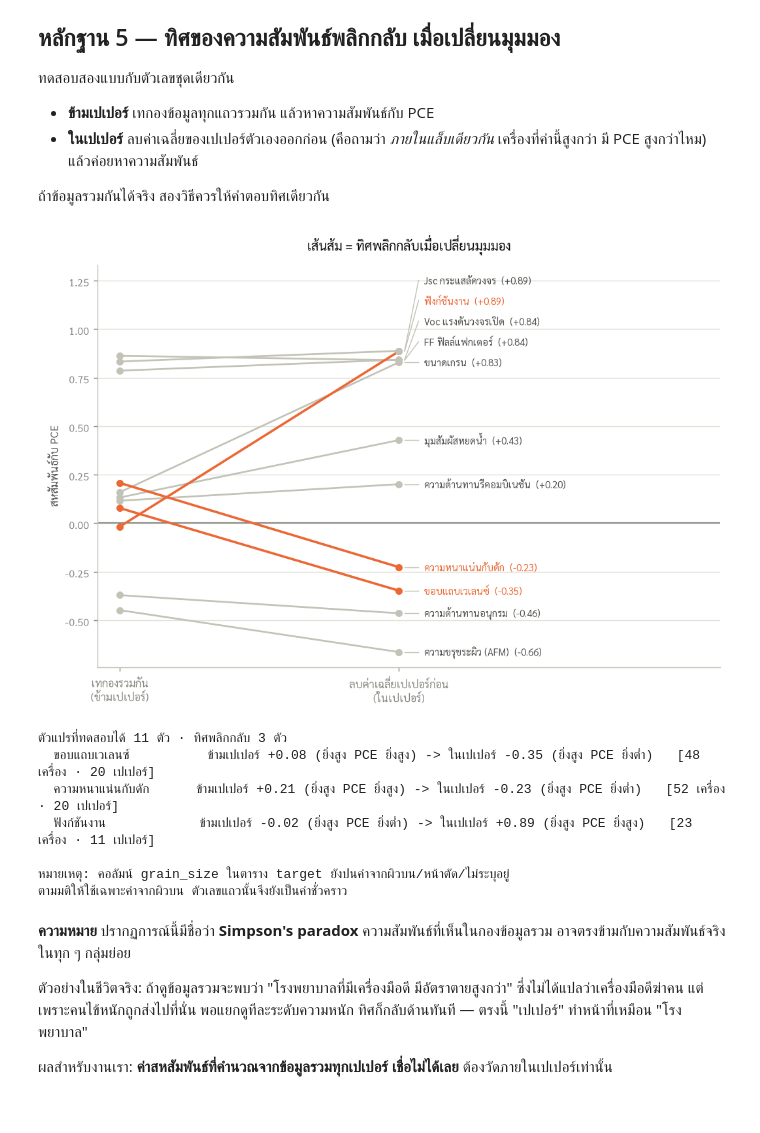
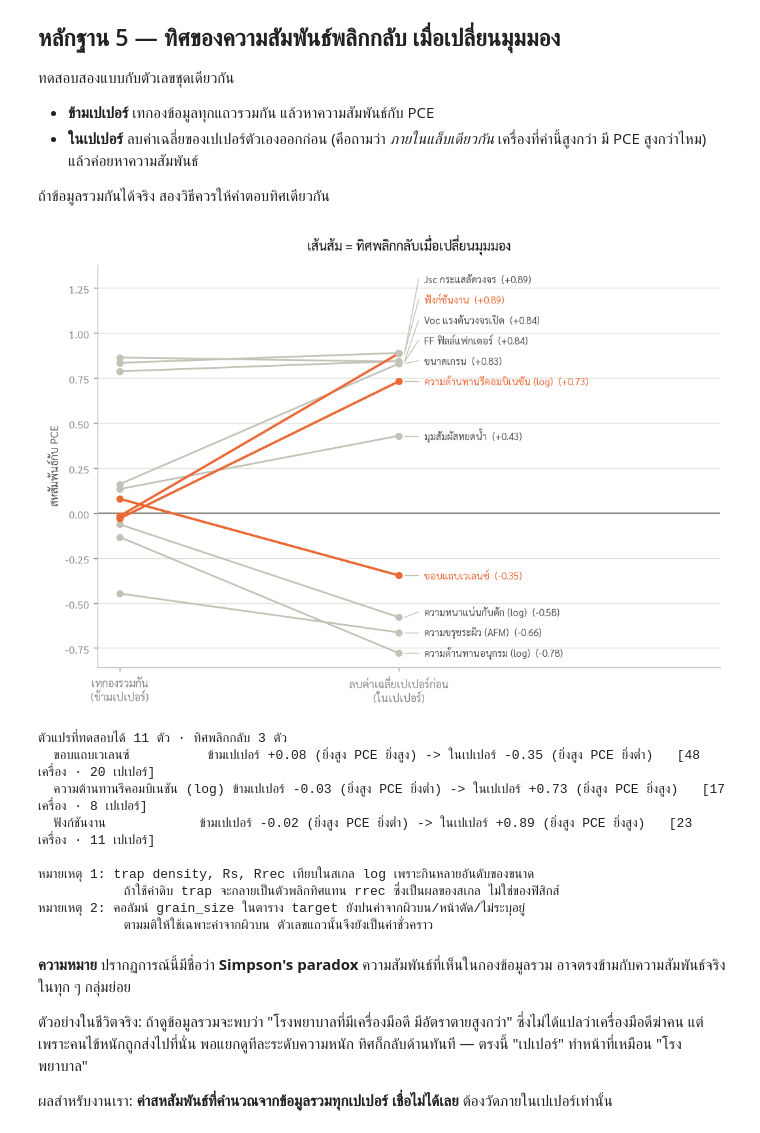
Before and after one commit to NiOx-based-Perovskite-Solar-Cell/Perovskite-Research, a Jupyter notebook: notebooks/deep_info/evidence_proof.ipynb, the cells around one changed output. Drawn from its saved outputs; the diff is of its cells as text; code cells hidden in the pictures.

```diff
--- a/notebooks/deep_info/evidence_proof.ipynb
+++ b/notebooks/deep_info/evidence_proof.ipynb
@@ -358,13 +365,22 @@ FEATS = ["voc", "jsc", "ff", "grain_size", "contact_angle", "afm_rms",
          "trap_density", "rs", "rrec", "vbm", "work_function", "x_Br", "psk_anneal_C"]
 NICE = {"voc": "Voc แรงดันวงจรเปิด", "jsc": "Jsc กระแสลัดวงจร", "ff": "FF ฟิลล์แฟกเตอร์",
         "grain_size": "ขนาดเกรน", "contact_angle": "มุมสัมผัสหยดน้ำ", "afm_rms": "ความขรุขระผิว (AFM)",
-        "trap_density": "ความหนาแน่นกับดัก", "rs": "ความต้านทานอนุกรม", "rrec": "ความต้านทานรีคอมบิเนชัน",
+        "trap_density": "ความหนาแน่นกับดัก (log)", "rs": "ความต้านทานอนุกรม (log)",
+        "rrec": "ความต้านทานรีคอมบิเนชัน (log)",
         "vbm": "ขอบแถบเวเลนซ์", "work_function": "ฟังก์ชันงาน", "x_Br": "สัดส่วนโบรมีน",
+        "trap_density_log": "ความหนาแน่นกับดัก (log)",
         "psk_anneal_C": "อุณหภูมิอบฟิล์ม"}
+
+# ค่าที่กินหลายอันดับของขนาด ต้องเทียบในสเกล log ไม่งั้นสหสัมพันธ์ถูกลากด้วยเครื่องค่าสูงไม่กี่ตัว
+# (ถ้าไม่ใส่ log รายชื่อตัวที่พลิกทิศจะเปลี่ยนไป -- trap หลุด rrec เข้า)
+LOG = {"trap_density", "rs", "rrec"}
 
 rows = []
 for f in FEATS:
-    s = P.dropna(subset=[f, "pce"])
+    s = P.dropna(subset=[f, "pce"]).copy()
+    if f in LOG:
+        s[f] = np.log10(s[f].where(s[f] > 0))
+        s = s.dropna(subset=[f])
     if len(s) < 10:
         continue
     naive = np.corrcoef(s[f], s["pce"])[0, 1]
@@ -384,43 +400,47 @@ yv = R["within"].to_numpy(float)
 gap = (yv.max() - yv.min()) * 0.068
 lab = yv.copy()
 for i in range(1, len(lab)):
     lab[i] = max(lab[i], lab[i - 1] + gap)
 
 fig, ax = plt.subplots(figsize=(8.2, 5.8))
 for i, r in enumerate(R.itertuples()):
     col, lw = (CROSS, 2.0) if r.flip else (BASE, 1.5)
     ax.plot([0, 1], [r.naive, r.within], color=col, lw=lw, zorder=3 if r.flip else 2)
     ax.scatter([0, 1], [r.naive, r.within], s=26, color=col, zorder=4)
     ax.plot([1.02, 1.07], [r.within, lab[i]], color=BASE, lw=0.8, zorder=2)
     ax.annotate(f"{NICE[r.f]}  ({r.within:+.2f})", (1.09, lab[i]), va="center", fontsize=8.2,
                 color=CROSS if r.flip else INK2)
 ax.axhline(0, color=MUTED, lw=1.2, zorder=1)
 ax.set_xlim(-0.08, 2.15)
 ax.set_ylim(min(yv.min(), R["naive"].min(), lab.min()) - 0.08,
             max(yv.max(), R["naive"].max(), lab.max()) + 0.08)
 ax.set_xticks([0, 1], ["เทกองรวมกัน\n(ข้ามเปเปอร์)", "ลบค่าเฉลี่ยเปเปอร์ก่อน\n(ในเปเปอร์)"], fontsize=9)
 ax.set_ylabel("สหสัมพันธ์กับ PCE")
 ax.set_title("เส้นส้ม = ทิศพลิกกลับเมื่อเปลี่ยนมุมมอง", pad=12)
 ax.grid(axis="x", visible=False)
 plt.tight_layout(); plt.show()
 
 print(f"ตัวแปรที่ทดสอบได้ {len(R)} ตัว · ทิศพลิกกลับ {int(R['flip'].sum())} ตัว")
 for r in R[R["flip"]].itertuples():
     d1 = "ยิ่งสูง PCE ยิ่งสูง" if r.naive > 0 else "ยิ่งสูง PCE ยิ่งต่ำ"
     d2 = "ยิ่งสูง PCE ยิ่งสูง" if r.within > 0 else "ยิ่งสูง PCE ยิ่งต่ำ"
     print(f"  {NICE[r.f]:22} ข้ามเปเปอร์ {r.naive:+.2f} ({d1}) -> ในเปเปอร์ {r.within:+.2f} ({d2})"
           f"   [{r.n} เครื่อง · {r.papers} เปเปอร์]")
-print("\nหมายเหตุ: คอลัมน์ grain_size ในตาราง target ยังปนค่าจากผิวบน/หน้าตัด/ไม่ระบุอยู่")
-print("ตามมติให้ใช้เฉพาะค่าจากผิวบน ตัวเลขแถวนั้นจึงยังเป็นค่าชั่วคราว")
+print("\nหมายเหตุ 1: trap density, Rs, Rrec เทียบในสเกล log เพราะกินหลายอันดับของขนาด")
+print("           ถ้าใช้ค่าดิบ trap จะกลายเป็นตัวพลิกทิศแทน rrec ซึ่งเป็นผลของสเกล ไม่ใช่ของฟิสิกส์")
+print("หมายเหตุ 2: คอลัมน์ grain_size ในตาราง target ยังปนค่าจากผิวบน/หน้าตัด/ไม่ระบุอยู่")
+print("           ตามมติให้ใช้เฉพาะค่าจากผิวบน ตัวเลขแถวนั้นจึงยังเป็นค่าชั่วคราว")
 # %% [output]
-[figure, old version]
+[figure, new version]
 ตัวแปรที่ทดสอบได้ 11 ตัว · ทิศพลิกกลับ 3 ตัว
   ขอบแถบเวเลนซ์          ข้ามเปเปอร์ +0.08 (ยิ่งสูง PCE ยิ่งสูง) -> ในเปเปอร์ -0.35 (ยิ่งสูง PCE ยิ่งต่ำ)   [48 เครื่อง · 20 เปเปอร์]
-  ความหนาแน่นกับดัก      ข้ามเปเปอร์ +0.21 (ยิ่งสูง PCE ยิ่งสูง) -> ในเปเปอร์ -0.23 (ยิ่งสูง PCE ยิ่งต่ำ)   [52 เครื่อง · 20 เปเปอร์]
+  ความต้านทานรีคอมบิเนชัน (log) ข้ามเปเปอร์ -0.03 (ยิ่งสูง PCE ยิ่งต่ำ) -> ในเปเปอร์ +0.73 (ยิ่งสูง PCE ยิ่งสูง)   [17 เครื่อง · 8 เปเปอร์]
   ฟังก์ชันงาน            ข้ามเปเปอร์ -0.02 (ยิ่งสูง PCE ยิ่งต่ำ) -> ในเปเปอร์ +0.89 (ยิ่งสูง PCE ยิ่งสูง)   [23 เครื่อง · 11 เปเปอร์]
 
-หมายเหตุ: คอลัมน์ grain_size ในตาราง target ยังปนค่าจากผิวบน/หน้าตัด/ไม่ระบุอยู่
-ตามมติให้ใช้เฉพาะค่าจากผิวบน ตัวเลขแถวนั้นจึงยังเป็นค่าชั่วคราว
+หมายเหตุ 1: trap density, Rs, Rrec เทียบในสเกล log เพราะกินหลายอันดับของขนาด
+           ถ้าใช้ค่าดิบ trap จะกลายเป็นตัวพลิกทิศแทน rrec ซึ่งเป็นผลของสเกล ไม่ใช่ของฟิสิกส์
+หมายเหตุ 2: คอลัมน์ grain_size ในตาราง target ยังปนค่าจากผิวบน/หน้าตัด/ไม่ระบุอยู่
+           ตามมติให้ใช้เฉพาะค่าจากผิวบน ตัวเลขแถวนั้นจึงยังเป็นค่าชั่วคราว
 # %% [markdown]
 **ความหมาย** ปรากฏการณ์นี้มีชื่อว่า **Simpson's paradox** ความสัมพันธ์ที่เห็นในกองข้อมูลรวม
 อาจตรงข้ามกับความสัมพันธ์จริงในทุก ๆ กลุ่มย่อย
```
Also changed, not shown: parts of 3 cells of this notebook, 12 other files.
